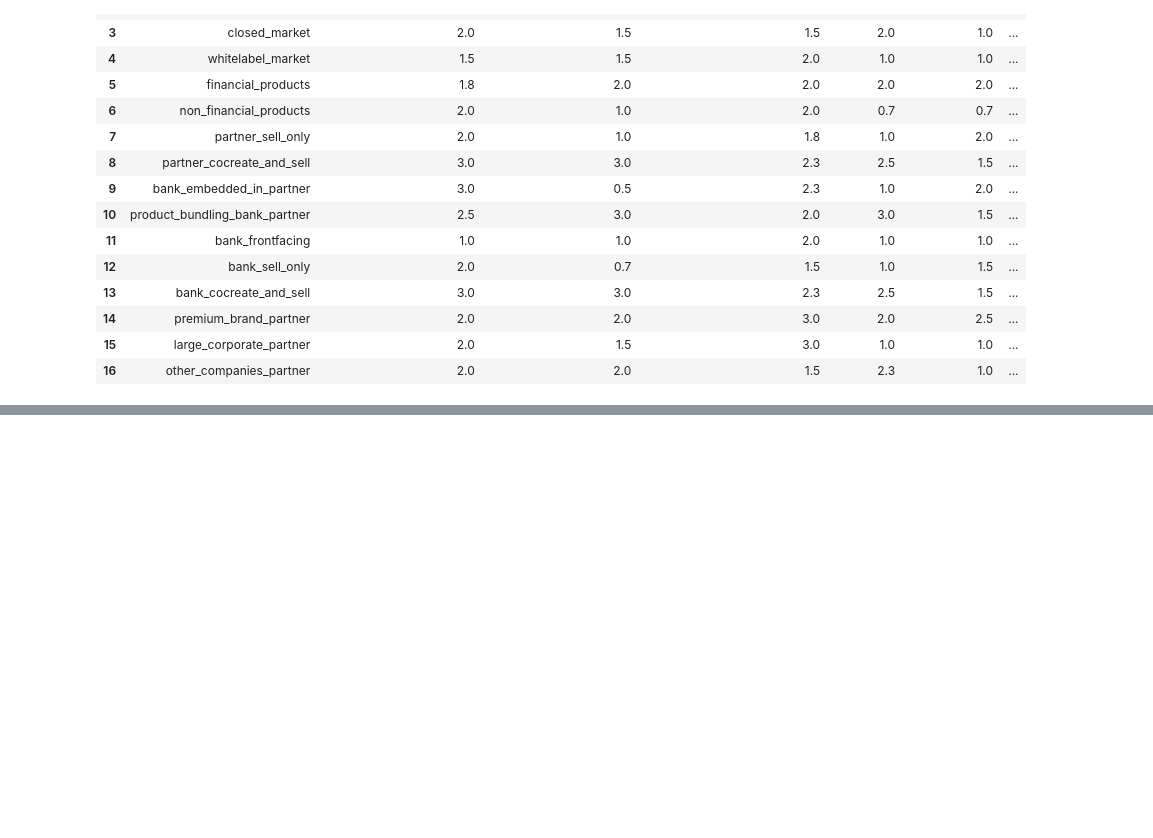
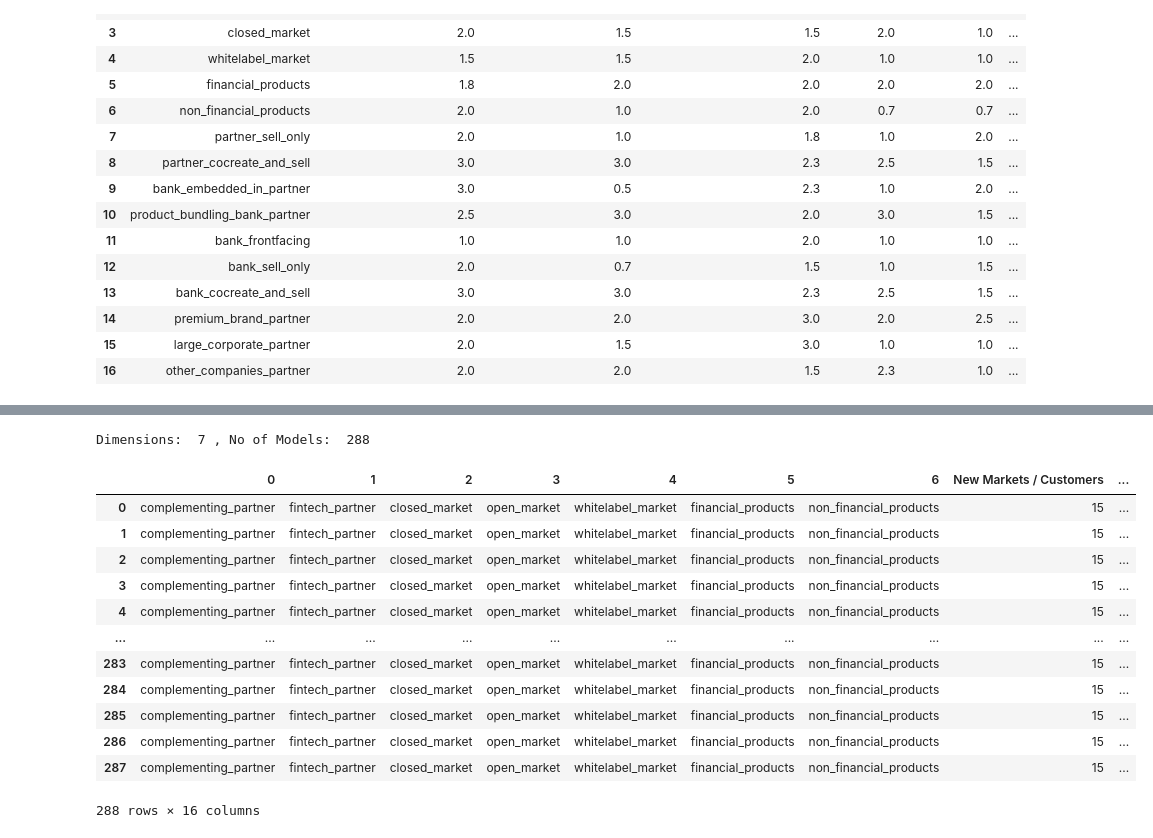
Before and after one commit to ravi-kiran-iiml/Practice, a Jupyter notebook: BM-Model.ipynb, the cells around one changed output, grey strips where cells are left out. Saved outputs shown, nothing was run; the diff lists cells and outputs as text; code cells hidden in the pictures; blank space fills up the shorter version.

```diff
--- a/BM-Model.ipynb
+++ b/BM-Model.ipynb
@@ -149,10 +147,11 @@ def factor_synergy_dict(*args):
 
   for factor in factors_list:
     z = zip(index_list, df_factor[factor])
+    #factor_synergy_list.append([factor,[]])
     for item in list(z):
       factor_synergy_list.append([factor, item])
 
-  return factor_synergy_list
+  return df_factor #factor_synergy_list,
 
 factor_synergy_dict()
 # %% [output]
@@ -176,14 +167,0 @@ factor_synergy_dict()
-# %%
-def calc_model_score(*args):
-  global params_list
-  factor_scores = factor_synergy_dict()
-  models_dataframe = output_models()
-
-  synergies_list = []
-
-  models_dataframe.columns
-
-  scored_model = pd.DataFrame()
-  return models_dataframe #scored_model
-
-calc_model_score()
@@ -204,0 +168,50 @@ Dimensions:  7 , No of Models:  288
+# %%
+
+def calc_model_score(*args):
+  global param_list
+  df_factor = factor_synergy_dict()
+  models_dataframe = output_models()
+  f = upload_score_matrix()
+  #print(models_dataframe)
+
+  synergies_list = list(f.columns)[1:]
+  #print(synergies_list)
+
+  import numpy as np
+
+  d = pd.DataFrame(0, index=np.arange(len(models_dataframe.index)), columns=synergies_list)
+  #print(d)
+  models_dataframe = pd.concat([models_dataframe, d], axis=1)
+  #print(models_dataframe)
+  #print(models_dataframe.columns)
+  #print(df_factor)
+
+
+  # Score Addition to DataFrame
+  for i in range(len(models_dataframe)):
+    for synergy in synergies_list:
+      models_dataframe.at[i, synergy] = 0
+      synergy_score = 0
+      for j in range(len(param_list)):
+        synergy_score += df_factor.at[synergy, models_dataframe.at[i,j]]
+      models_dataframe.at[i,synergy] = synergy_score
+      pass
+  #scored_model = pd.DataFrame()
+  return models_dataframe #scored_model
+
+calc_model_score()
+# %% [output]
+Dimensions:  7 , No of Models:  288
+|  | 0 | 1 | 2 | 3 | 4 | 5 | 6 | New Markets / Customers | ... |
+| 0 | complementing_partner | fintech_partner | closed_market | open_market | whitelabel_market | financial_products | non_financial_products | 15 | ... |
+| 1 | complementing_partner | fintech_partner | closed_market | open_market | whitelabel_market | financial_products | non_financial_products | 15 | ... |
+| 2 | complementing_partner | fintech_partner | closed_market | open_market | whitelabel_market | financial_products | non_financial_products | 15 | ... |
+| 3 | complementing_partner | fintech_partner | closed_market | open_market | whitelabel_market | financial_products | non_financial_products | 15 | ... |
+| 4 | complementing_partner | fintech_partner | closed_market | open_market | whitelabel_market | financial_products | non_financial_products | 15 | ... |
+| ... | ... | ... | ... | ... | ... | ... | ... | ... | ... |
+| 283 | complementing_partner | fintech_partner | closed_market | open_market | whitelabel_market | financial_products | non_financial_products | 15 | ... |
+| 284 | complementing_partner | fintech_partner | closed_market | open_market | whitelabel_market | financial_products | non_financial_products | 15 | ... |
+| 285 | complementing_partner | fintech_partner | closed_market | open_market | whitelabel_market | financial_products | non_financial_products | 15 | ... |
+| 286 | complementing_partner | fintech_partner | closed_market | open_market | whitelabel_market | financial_products | non_financial_products | 15 | ... |
+| 287 | complementing_partner | fintech_partner | closed_market | open_market | whitelabel_market | financial_products | non_financial_products | 15 | ... |
+288 rows × 16 columns
```
Also changed, not shown: parts of 9 cells of this notebook.
